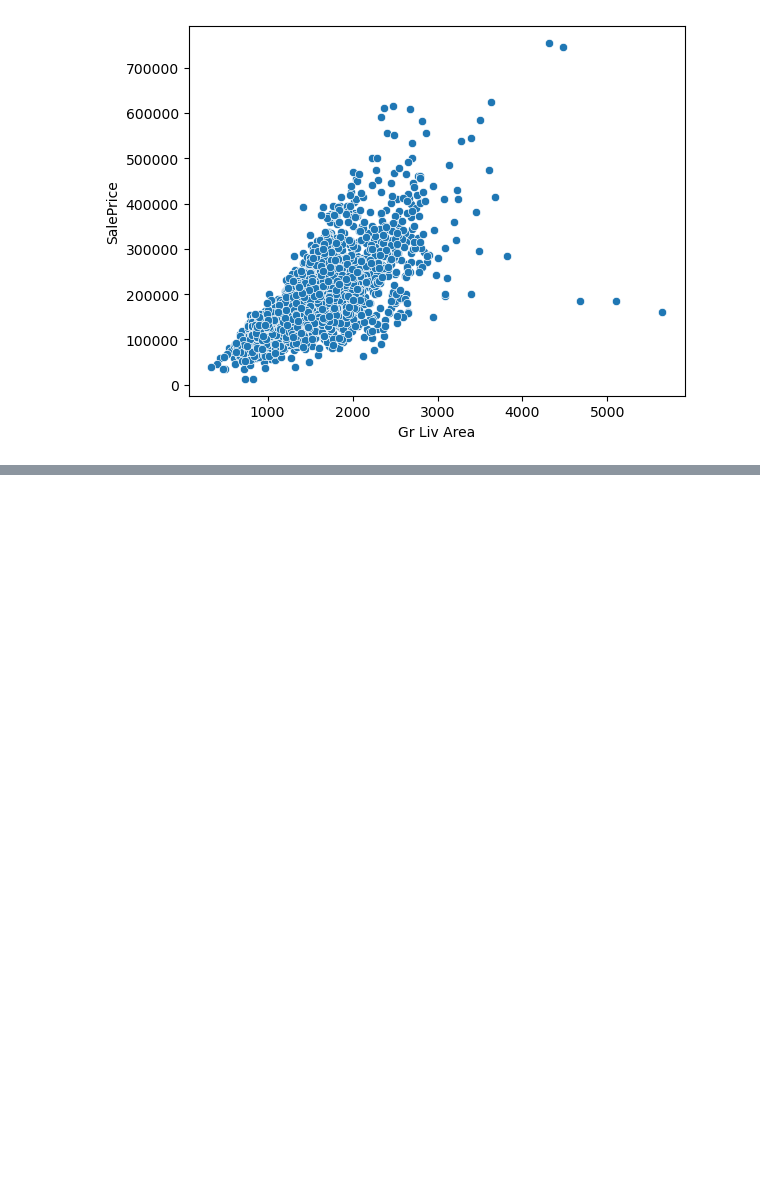
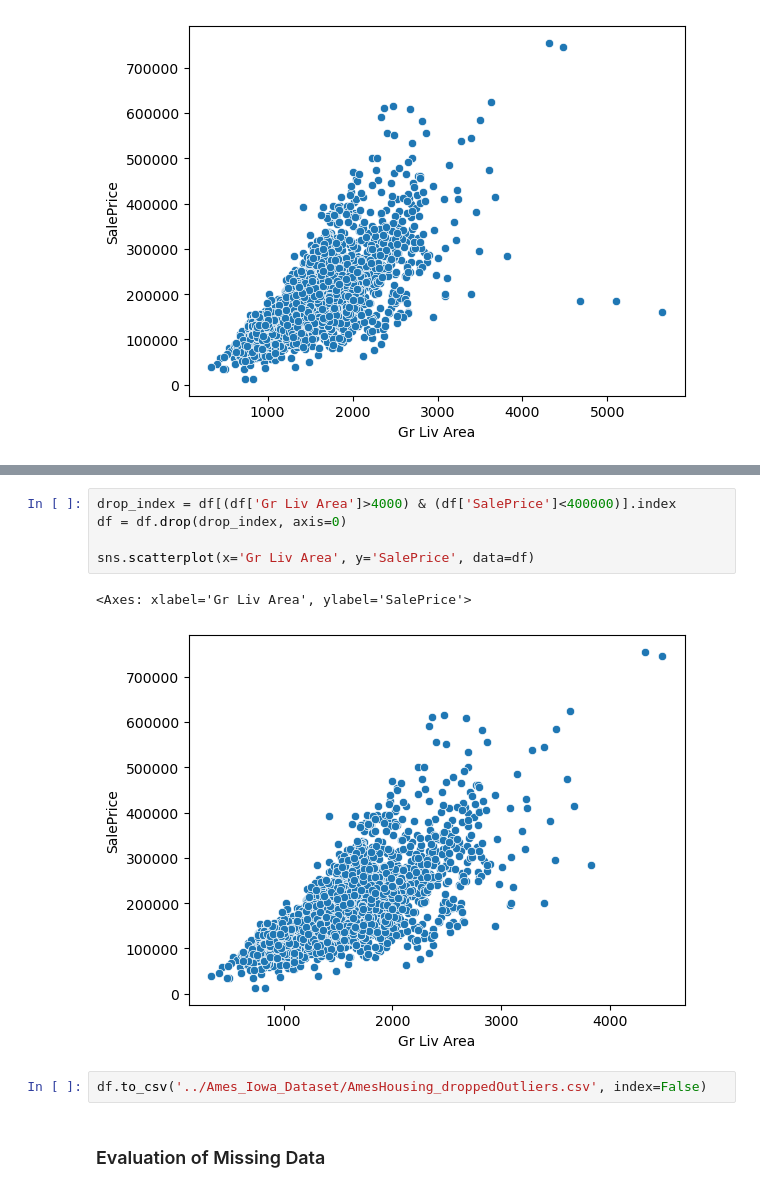
Before and after one commit to darshitttt/AI_ML_Learning, a Jupyter notebook: ML_Course/Notebooks/FeatureEngineering.ipynb, the cells around one changed output, grey strips where cells are left out. Saved outputs shown, nothing was run; the diff lists cells and outputs as text; blank space fills up the shorter version.

```diff
--- a/ML_Course/Notebooks/FeatureEngineering.ipynb
+++ b/ML_Course/Notebooks/FeatureEngineering.ipynb
@@ -60,0 +120,12 @@ sns.scatterplot(x='Gr Liv Area', y='SalePrice', data=df)
+# %%
+drop_index = df[(df['Gr Liv Area']>4000) & (df['SalePrice']<400000)].index
+df = df.drop(drop_index, axis=0)
+
+sns.scatterplot(x='Gr Liv Area', y='SalePrice', data=df)
+# %% [output]
+<Axes: xlabel='Gr Liv Area', ylabel='SalePrice'>
+[figure, added]
+# %%
+df.to_csv('../Ames_Iowa_Dataset/AmesHousing_droppedOutliers.csv', index=False)
+# %% [markdown]
+### Evaluation of Missing Data
```
Also changed, not shown: parts of 11 cells of this notebook, 5 other files.
